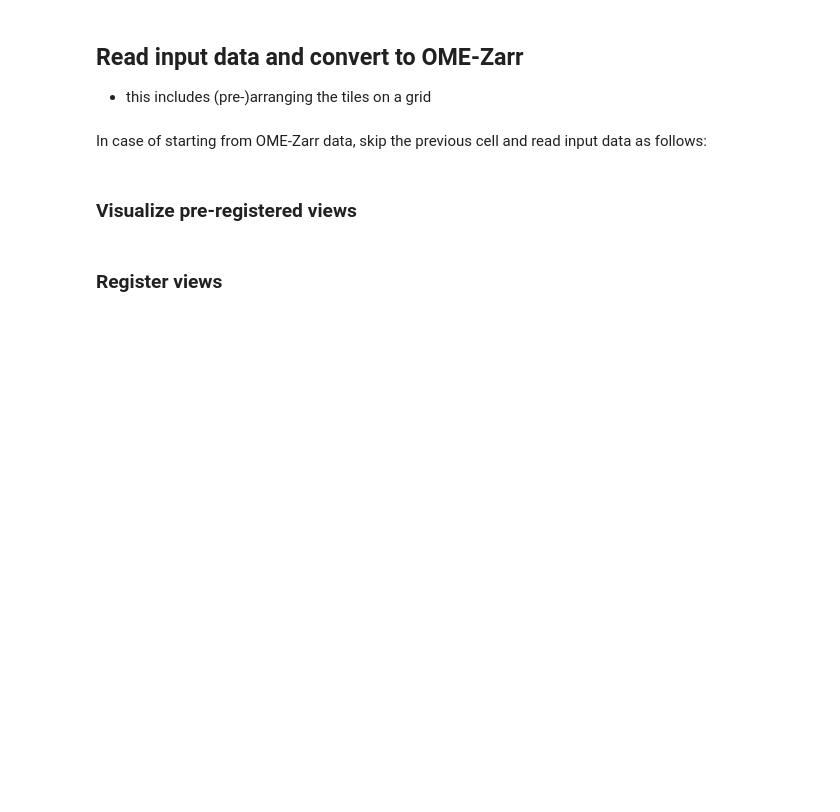
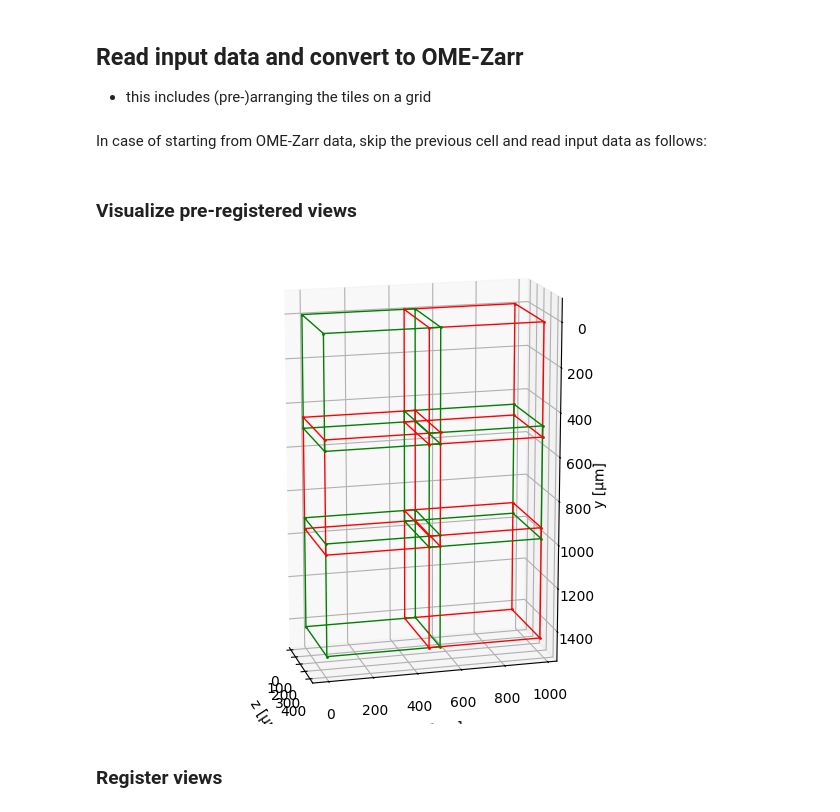
Before and after one commit to multiview-stitcher/multiview-stitcher, a Jupyter notebook: notebooks/stitching_bigstitcher_grid_3d_ngff.ipynb, the cells around one changed output. Saved outputs shown, nothing was run; the diff lists cells and outputs as text; code cells hidden in the pictures; blank space fills up the shorter version.

Commit message:
Changed 3D mpl axes so that they recapitulate imshow/napari views. Added tile position plot to ngff notebook

```diff
--- a/notebooks/stitching_bigstitcher_grid_3d_ngff.ipynb
+++ b/notebooks/stitching_bigstitcher_grid_3d_ngff.ipynb
@@ -171,4 +171,12 @@ In case of starting from OME-Zarr data, skip the previous cell and read input da
 #         for zarr_tile_path in zarr_tile_paths]
 # %% [markdown]
 ### Visualize pre-registered views
+# %%
+# visualize tile positions/configuration
+
+from multiview_stitcher import vis_utils
+
+fig, ax = vis_utils.plot_positions(msims, transform_key='affine_metadata')
+# %% [output]
+[figure, added]
 # %%
```
Also changed, not shown: parts of 5 cells of this notebook, 1 other file.
